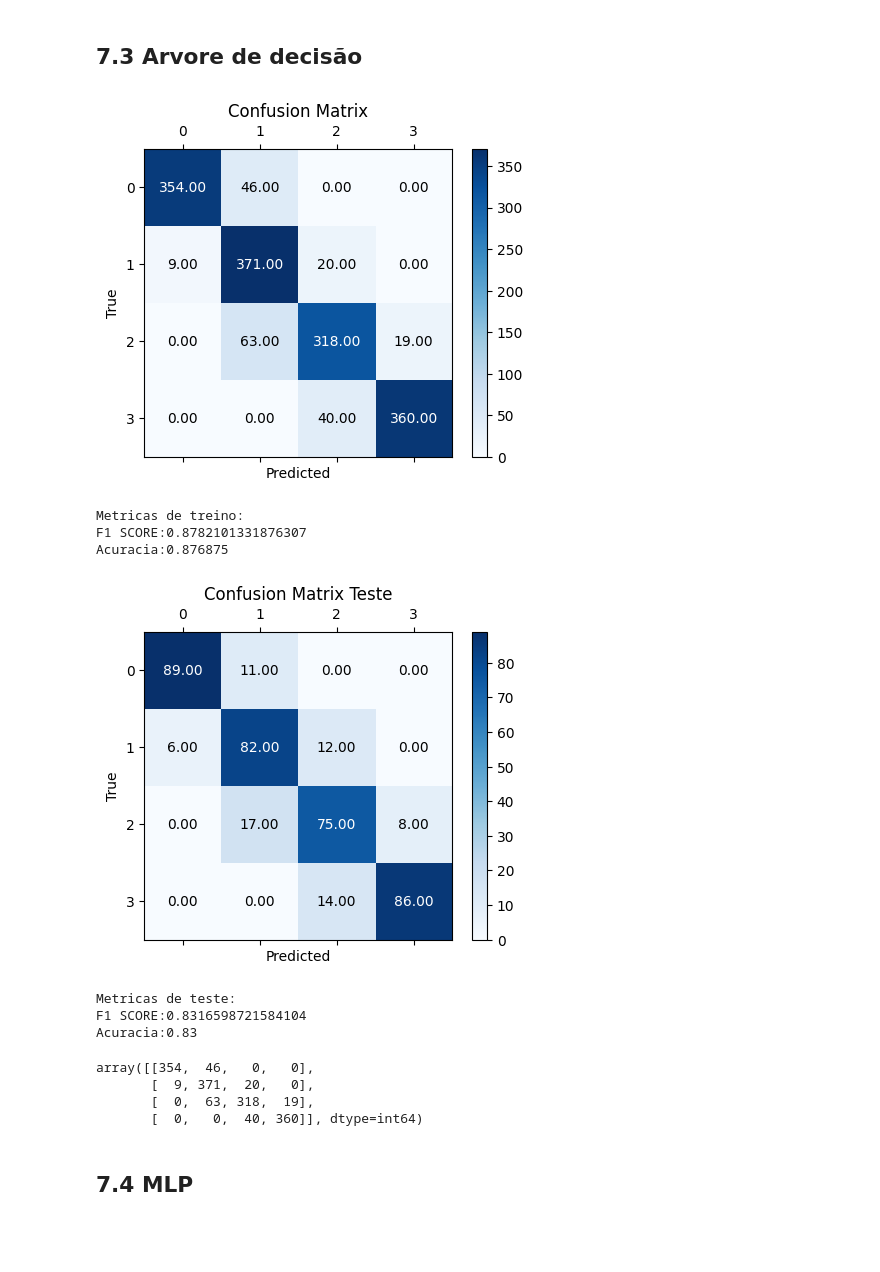
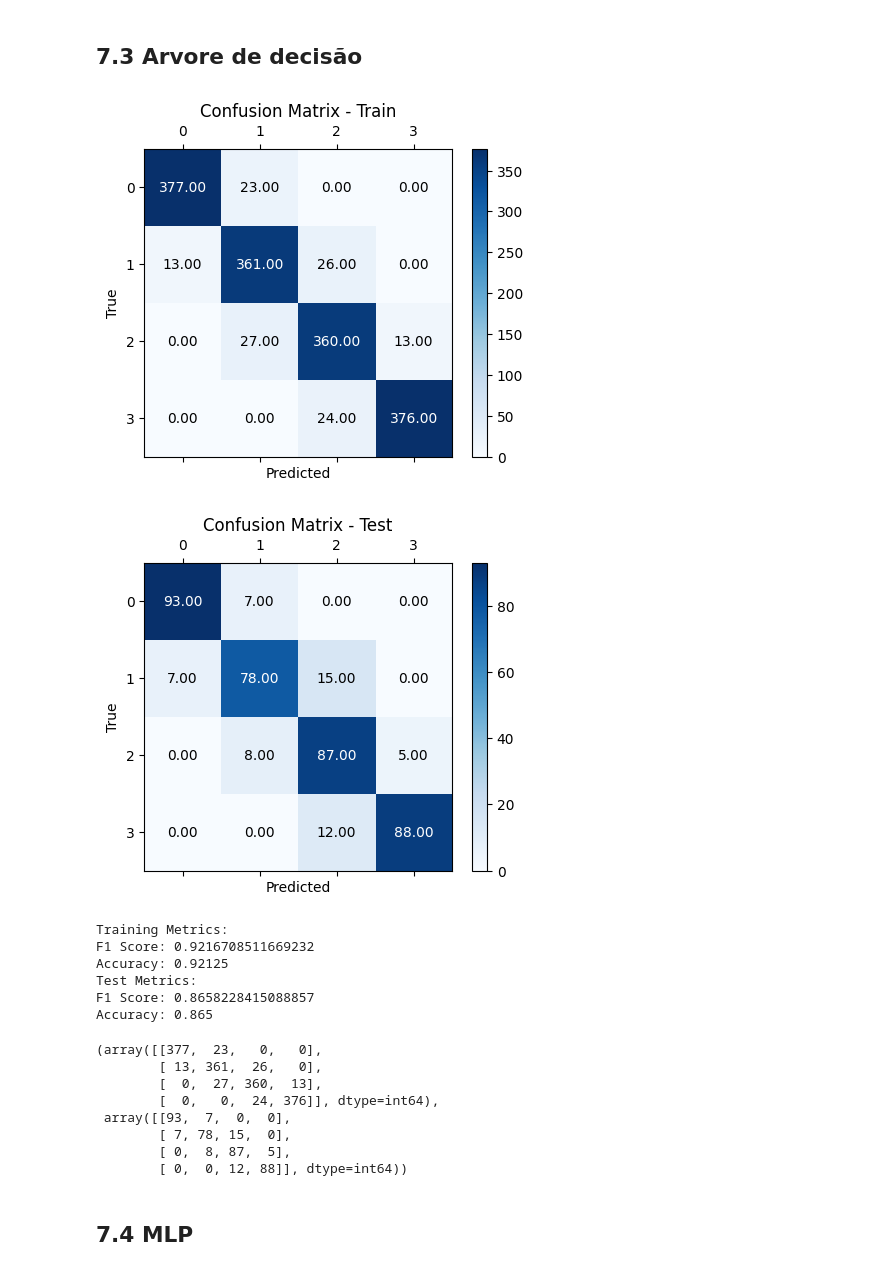
Before and after one commit to racouto7/PES03-Aprendizado-de-M-quinas-1, a Jupyter notebook: Projeto Aprendizado I.ipynb, the cells around one changed output. Saved outputs shown, nothing was run; the diff lists cells and outputs as text; code cells hidden in the pictures; blank space fills up the shorter version.

```diff
--- a/Projeto Aprendizado I.ipynb
+++ b/Projeto Aprendizado I.ipynb
@@ -854,26 +854,32 @@ Accuracy: 0.78
 # %%
 # Definir o modelo
 dt = DecisionTreeClassifier()
 
 # Definir os parâmetros do modelo
-params = {'max_depth': 5}
-
+params = {'max_depth': 6}
+# Explicação escolha parâmetro
+# apesar da matriz ROC o melhor resultado tenha sido para max_depth =5
+# max_depth =6 também apresentou um valor alto na matriz ROC e sua acurácia foi mais elevada, o que justificou sua escolha
 # Chamar a função generate_confusion_matrix
-conf_matrix_mean = generate_confusion_matrix(dt, params, X_train, X_test, y_train, y_test, kfold)
+conf_matrix_mean = generate_confusion_matrix(dt, params, X_train, X_test, y_train, y_test)
 conf_matrix_mean
 # %% [output]
-[figure, old version]
+[figure, new version]
+[figure, new version]
-Metricas de treino:
-F1 SCORE:0.8782101331876307
-Acuracia:0.876875
+Training Metrics:
+F1 Score: 0.9216708511669232
+Accuracy: 0.92125
+Test Metrics:
+F1 Score: 0.8658228415088857
+Accuracy: 0.865
-[figure, old version]
-Metricas de teste:
-F1 SCORE:0.8316598721584104
-Acuracia:0.83
+(array([[377,  23,   0,   0],
+        [ 13, 361,  26,   0],
+        [  0,  27, 360,  13],
+        [  0,   0,  24, 376]], dtype=int64),
+ array([[93,  7,  0,  0],
+        [ 7, 78, 15,  0],
+        [ 0,  8, 87,  5],
+        [ 0,  0, 12, 88]], dtype=int64))
-array([[354,  46,   0,   0],
-       [  9, 371,  20,   0],
-       [  0,  63, 318,  19],
-       [  0,   0,  40, 360]], dtype=int64)
 # %% [markdown]
 ## 7.4 MLP
 # %%
```
Also changed, not shown: parts of 6 cells of this notebook.
